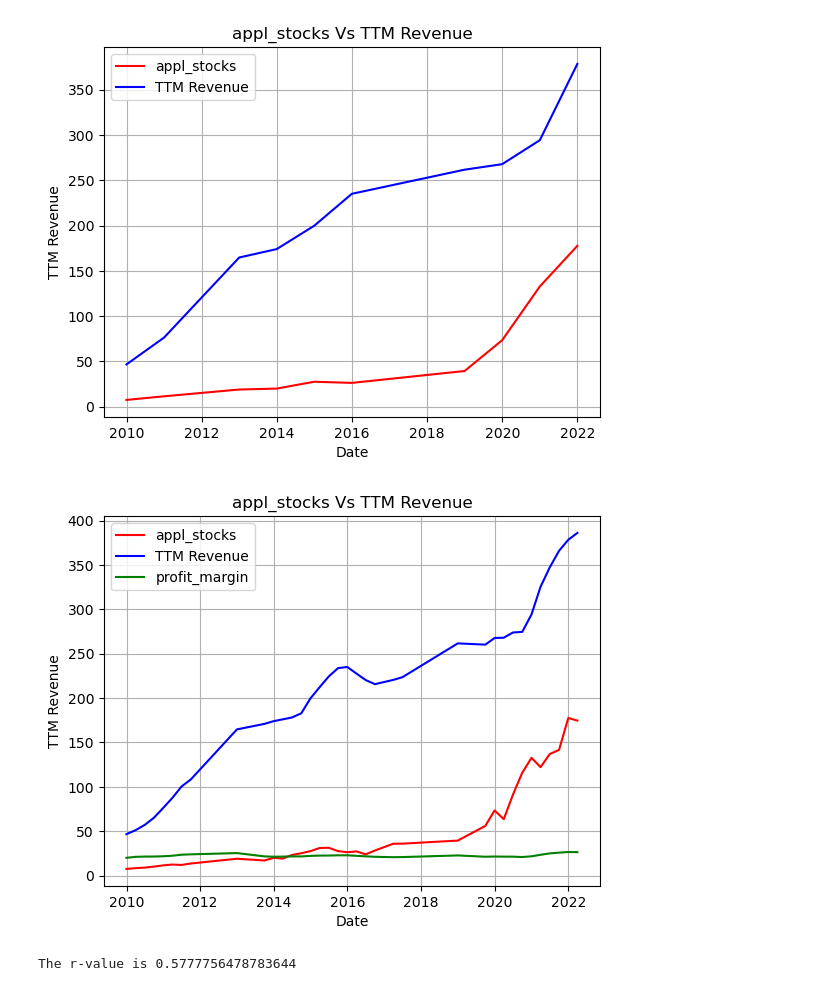
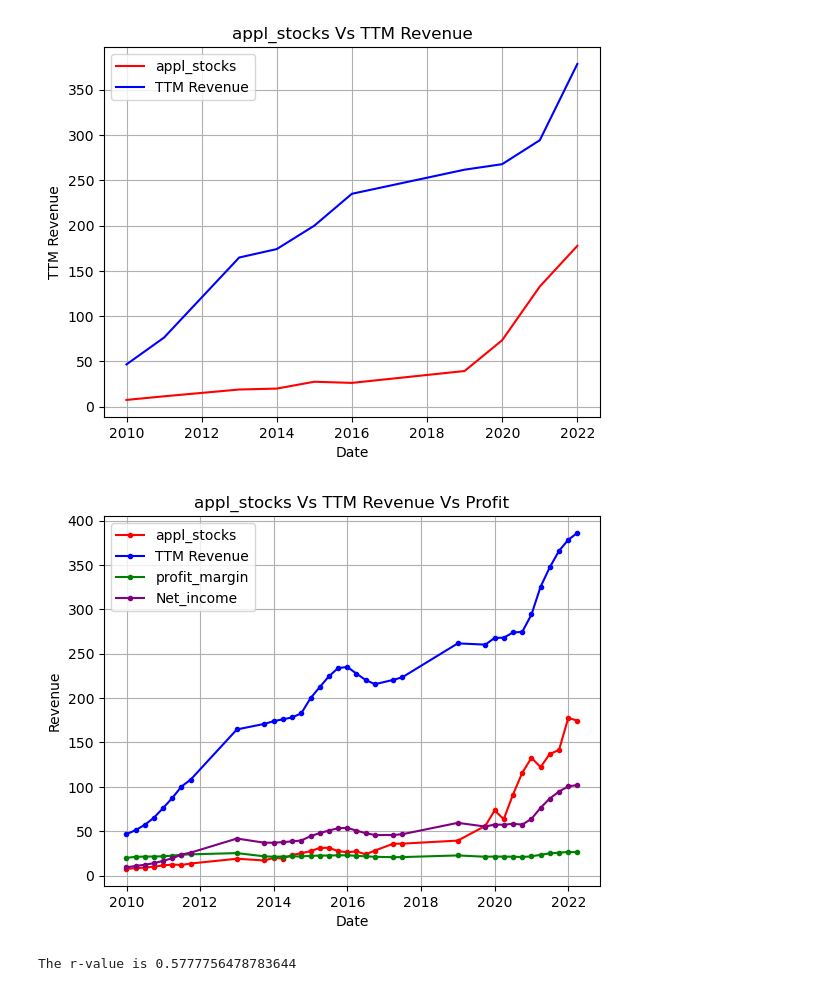
Before and after one commit to Sukhrajb1988/Project1G1, a Jupyter notebook: profit_margin.ipynb, the cells around one changed output. Saved outputs shown, nothing was run; the diff lists cells and outputs as text; code cells hidden in the pictures.

```diff
--- a/profit_margin.ipynb
+++ b/profit_margin.ipynb
@@ -155,14 +152,16 @@ combined_data
 | 3021 | 2021-12-31 | $378.32B | $100.56B | 26.58% | 178.089996 | 179.229996 | 177.259995 | 177.570007 | 177.083878 | ... |
 | 3083 | 2022-03-31 | $386.02B | $101.94B | 26.41% | 177.839996 | 178.029999 | 174.399994 | 174.610001 | 174.353836 | ... |
 # %%
-close_profit_data = combined_data[["Date","Close","TTM Revenue","Net Margin"]]
+close_profit_data = combined_data[["Date","Close","TTM Revenue","Net Margin","TTM Net Income"]]
 close_profit_data.dtypes
 #close_profit_data['Net Margin'] = close_profit_data.loc[close_profit_data["Net Margin"].str.replace('%', '')]
 close_profit_data['Net Margin']=close_profit_data['Net Margin'].str.replace('%', '')
 close_profit_data['TTM Revenue'] = close_profit_data['TTM Revenue'].str.replace('$','')
 close_profit_data['TTM Revenue'] = close_profit_data['TTM Revenue'].str.replace('B','')
 close_profit_data['Net Margin']=pd.to_numeric(close_profit_data['Net Margin'])
-
+close_profit_data['TTM Net Income'] = close_profit_data['TTM Net Income'].str.replace('$','')
+close_profit_data['TTM Net Income'] = close_profit_data['TTM Net Income'].str.replace('B','')
+close_profit_data['TTM Net Income'] = pd.to_numeric(close_profit_data['TTM Net Income'])
 close_profit_data['TTM Revenue'] = pd.to_numeric(close_profit_data['TTM Revenue'])
 quarter2_q2_df = pd.merge(quarter2_df,profit_data_df, how ="outer",on = "Date")
 quarter2_q2_df=quarter2_q2_df.dropna()
@@ -181,6 +180,7 @@ quarter4_q4_df=quarter4_q4_df.dropna()
 quarter4_q4_df['TTM Revenue'] = quarter4_q4_df['TTM Revenue'].str.replace('$','')
 quarter4_q4_df['TTM Revenue'] = quarter4_q4_df['TTM Revenue'].str.replace('B','')
 quarter4_q4_df['TTM Revenue'] = pd.to_numeric(quarter4_q4_df['TTM Revenue'])
+close_profit_data
 # %% [output]
 A value is trying to be set on a copy of a slice from a DataFrame.
 Try using .loc[row_indexer,col_indexer] = value instead
@@ -222,17 +239,19 @@ plt.show()
 # %% [output]
 [figure]
 # %%
-appl_stocks, = plt.plot(close_profit_data['Date'], close_profit_data['Close'], color="red", label="appl_stocks")
-TTM_Revenue, = plt.plot(close_profit_data['Date'], close_profit_data['TTM Revenue'], color="blue", label="TTM Revenue")
-profit_margin, = plt.plot(close_profit_data['Date'], close_profit_data['Net Margin'], color="green", label="profit_margin")
-plt.title("appl_stocks Vs TTM Revenue")
+appl_stocks, = plt.plot(close_profit_data['Date'], close_profit_data['Close'], color="red",marker = '.', label="appl_stocks")
+TTM_Revenue, = plt.plot(close_profit_data['Date'], close_profit_data['TTM Revenue'], color="blue",marker = '.',label="TTM Revenue")
+profit_margin, = plt.plot(close_profit_data['Date'], close_profit_data['Net Margin'], color="green",marker = '.', label="profit_margin")
+Net_income, = plt.plot(close_profit_data['Date'], close_profit_data['TTM Net Income'], color="purple",marker = '.', label="Net_income")
+
+plt.title("appl_stocks Vs TTM Revenue Vs Profit")
 plt.xlabel("Date")
-plt.ylabel("TTM Revenue")
-plt.legend(handles=[appl_stocks, TTM_Revenue,profit_margin], loc="best")
+plt.ylabel("Revenue")
+plt.legend(handles=[appl_stocks, TTM_Revenue,profit_margin ,Net_income], loc="best")
 plt.grid()
 plt.show()
 # %% [output]
-[figure, old version]
+[figure, new version]
 # %%
 x_values = close_profit_data["Close"]
 y_values = close_profit_data["Net Margin"]
```
Also changed, not shown: parts of 10 cells of this notebook, 5 other files.
